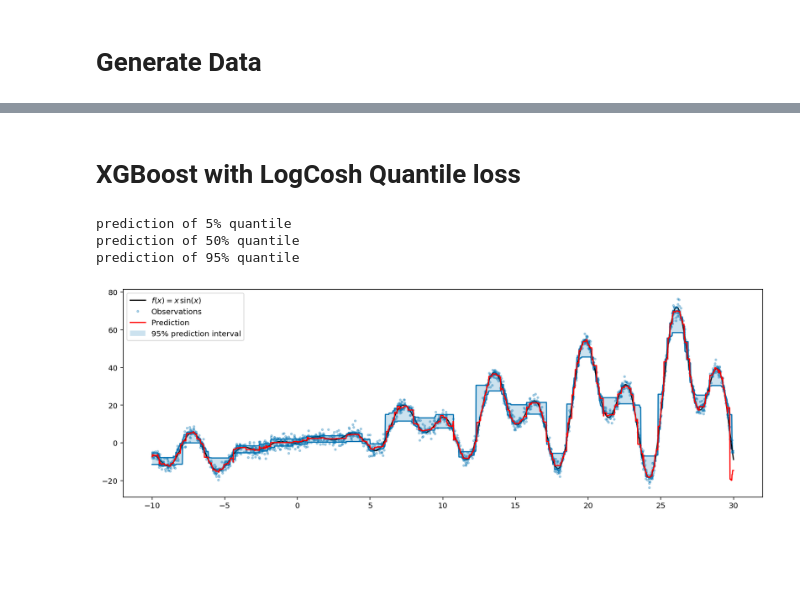
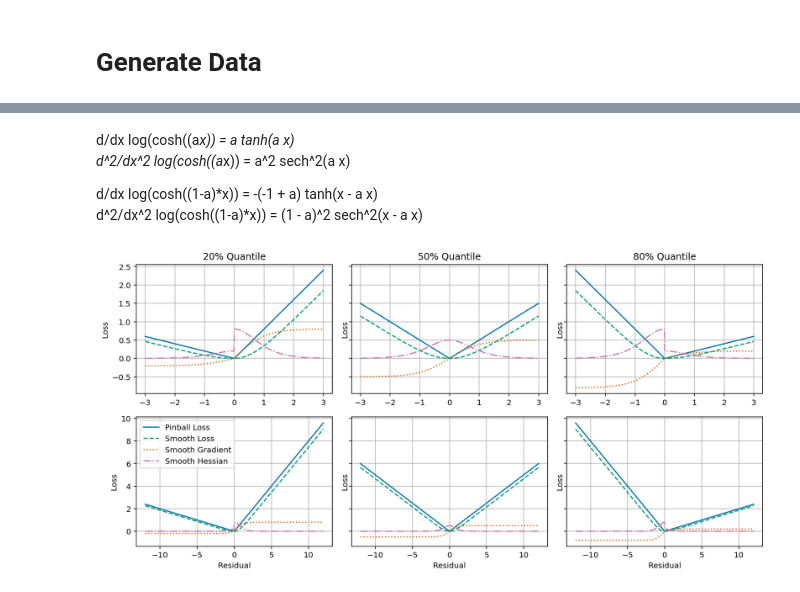
Before and after one commit to WeinbergMalte/notebooks, a Jupyter notebook: python/notebooks/confidence.ipynb, the cells around one changed output, grey strips where cells are left out. Cells and saved outputs as stored; diff of their text form; code cells hidden in the pictures; blank space fills up the shorter version.

```diff
--- a/python/notebooks/confidence.ipynb
+++ b/python/notebooks/confidence.ipynb
@@ -415,19 +186,58 @@ prediction of 95% quantile
-# %% [markdown]
-# XGBoost with LogCosh Quantile loss
-# %%
-xgb_preds = list()
-for q in QUANTILES:
-    print("prediction of {:.0%} quantile".format(q))
-
-    lossfunc = partial(logcosh_qloss, quantile=q)
-
-    gbr = XGBRegressor(objective=lossfunc, **xgb_params)
-    xgb_preds.append(gbr.fit(X_train, y_train).predict(X_test))
-
-
-_ = plot_result(alpha=ALPHA, preds=xgb_preds, **data_kwargs)
-# %% [output]
-prediction of 5% quantile
-prediction of 50% quantile
-prediction of 95% quantile
-[figure, removed]
+# %% [markdown]
+d/dx log(cosh((a*x)) = a tanh(a x) <br>
+d^2/dx^2 log(cosh((a*x)) = a^2 sech^2(a x)<br>
+
+d/dx log(cosh((1-a)*x)) = -(-1 + a) tanh(x - a x)<br>
+d^2/dx^2 log(cosh((1-a)*x)) = (1 - a)^2 sech^2(x - a x)<br>
+# %%
+def quantile_loss(y_true, y_pred, q=0.5):
+    """Quantile (pinball) loss."""
+    err = y_pred - y_true
+    return abs(np.where(err < 0, q * err, (1 - q) * err))
+
+
+def quantile_loss_smooth(y_true, y_pred, q=0.5):
+    """Smooth ln(cosh(x)) quantile loss."""
+    err = y_pred - y_true
+    return np.where(err < 0, q * np.log(np.cosh(err)), (1 - q) * np.log(np.cosh(err)))
+
+
+def quantile_objective_smooth(y_true, y_pred, q=0.5):
+    """
+    Objective function returning gradient and Hessian
+    of the smooth quantile loss. With this, we avoid a 'zero-everywhere' Hessian.
+    """
+    err = y_pred - y_true
+    grad = np.where(err < 0, q * np.tanh(err), (1 - q) * np.tanh(err))
+    hess = np.where(err < 0, q * np.cosh(err) ** -2, (1 - q) * np.cosh(err) ** -2)
+    return grad, hess
+
+
+xl = 3
+xx_list = [np.linspace(-xl, xl, 1001), np.linspace(-xl * 4, xl * 4, 501)]
+
+fig, axs = plt.subplots(2, 3, figsize=(12, 6), sharey="row")
+axs = axs.flat
+q_list = [0.2, 0.5, 0.8]
+for idx, (x, q) in enumerate(product(xx_list, q_list)):
+
+    ax = axs[idx]
+    ax.set_prop_cycle(PLT_CYCLER)
+
+    _ = ax.plot(x, quantile_loss(0, x, q), label="Pinball Loss")
+    _ = ax.plot(x, quantile_loss_smooth(0, x, q), label="Smooth Loss")
+    _ = ax.plot(x, quantile_objective_smooth(0, x, q)[0], label="Smooth Gradient",)
+    _ = ax.plot(x, quantile_objective_smooth(0, x, q)[1], label="Smooth Hessian",)
+    _ = ax.grid()
+    _ = ax.set_ylabel("Loss")
+
+    if idx < 3:
+        _ = ax.set_title("{:.0%} Quantile".format(q))
+    if idx == 3:
+        _ = ax.legend()
+    if idx > 2:
+        _ = ax.set_xlabel("Residual")
+
+plt.tight_layout()
+# %% [output]
+[figure, added]
```
Also changed, not shown: parts of 28 cells of this notebook.
